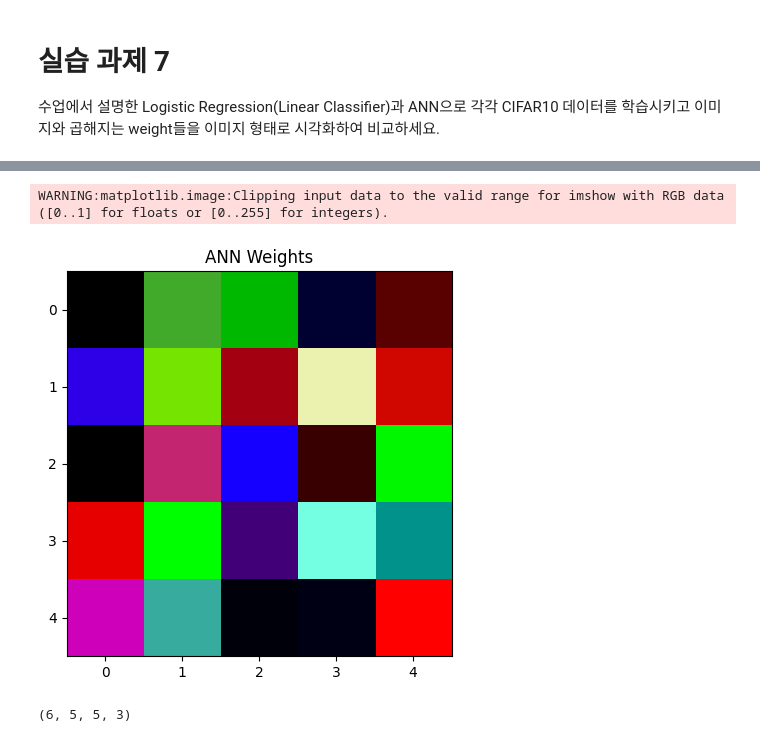
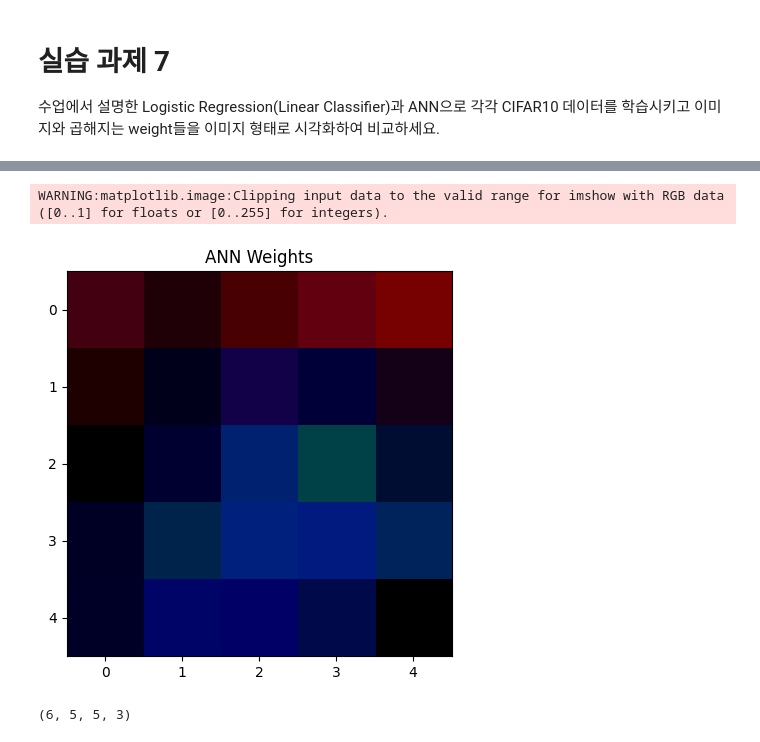
Before and after one commit to fire-long/24-1DeepLearning, a Jupyter notebook: Assignment1_ANN&Optimization.ipynb, the cells around one changed output, grey strips where cells are left out. Cells and saved outputs as stored; diff of their text form; code cells hidden in the pictures.

```diff
--- a/Assignment1_ANN&Optimization.ipynb
+++ b/Assignment1_ANN&Optimization.ipynb
@@ -849,26 +874,26 @@ ann_model Accuracy: 10.0%
 # %%
 import matplotlib.pyplot as plt
 import matplotlib
 %matplotlib inline
 
 # 가중치 시각화
 weights = ann_model.conv1.weight.detach().numpy()
 weights = weights.transpose(0, 2, 3, 1)
 weights = weights.reshape(-1, 5, 5, 3)
 
 #밝기 조절을 위한 상수
-brightness_factor = 10.0
+brightness_factor = 1.0
 
 #밝기 조절
 brightened_weights = weights * brightness_factor
 
 plt.figure(figsize=(10, 5))
 plt.title("ANN Weights")
 plt.imshow(brightened_weights[0], cmap='gray')
 plt.show()
 # %% [output]
 WARNING:matplotlib.image:Clipping input data to the valid range for imshow with RGB data ([0..1] for floats or [0..255] for integers).
-[figure, old version]
+[figure, new version]
 # %%
 weights.shape
 # %% [output]
```
Also changed, not shown: parts of 5 cells of this notebook.
